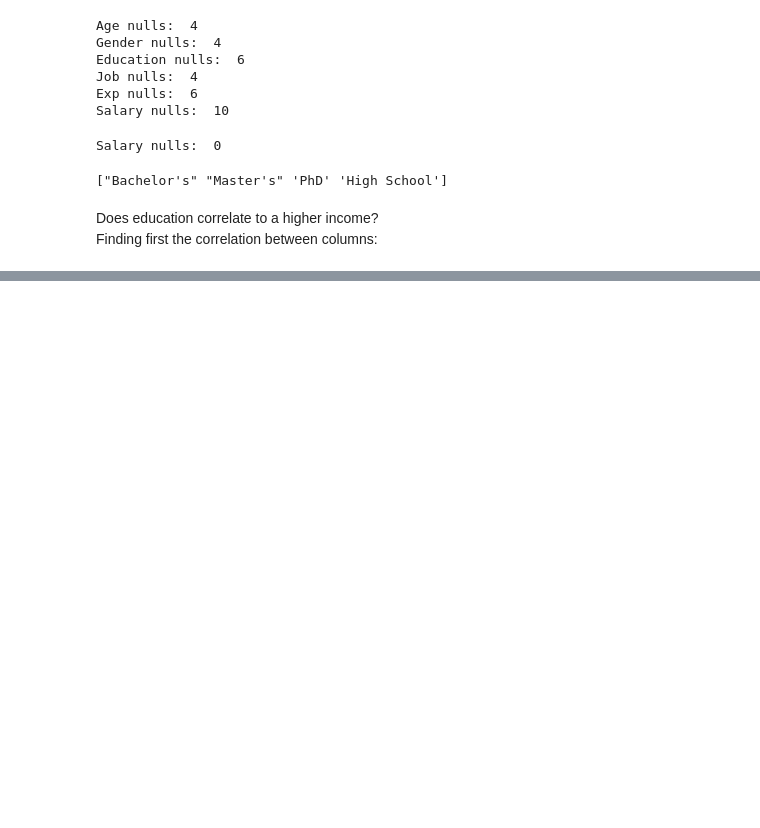
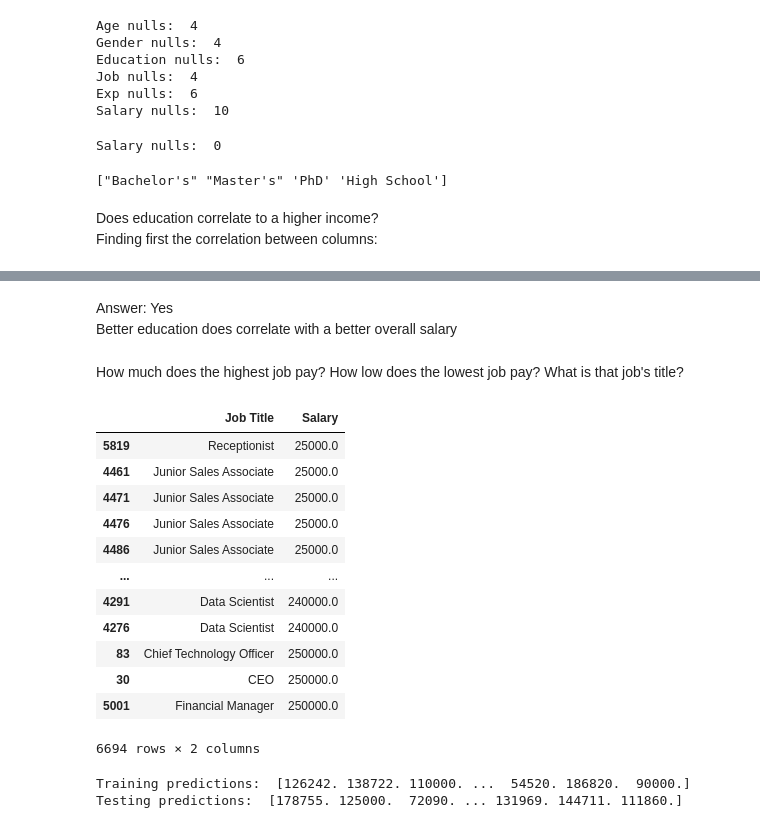
Before and after one commit to eLFaby/Data-Science-Stuff, a Jupyter notebook: Models/Random Forest.ipynb, the cells around one changed output, grey strips where cells are left out. Drawn from its saved outputs; the diff is of its cells as text; code cells hidden in the pictures; blank space fills up the shorter version.

```diff
--- a/Models/Random Forest.ipynb
+++ b/Models/Random Forest.ipynb
@@ -162,0 +197,22 @@ Answer: Yes
+# %% [markdown]
+Answer: Yes <br>
+Better education does correlate with a better overall salary
+# %% [markdown]
+How much does the highest job pay? How low does the lowest job pay? What is that job's title?
+# %%
+df_s['Job Title'] = le_job.inverse_transform(df_s['Job Title'])
+df_s[['Job Title', 'Salary']].sort_values(by='Salary', ascending=True)
+# %% [output]
+|  | Job Title | Salary |
+| 5819 | Receptionist | 25000.0 |
+| 4461 | Junior Sales Associate | 25000.0 |
+| 4471 | Junior Sales Associate | 25000.0 |
+| 4476 | Junior Sales Associate | 25000.0 |
+| 4486 | Junior Sales Associate | 25000.0 |
+| ... | ... | ... |
+| 4291 | Data Scientist | 240000.0 |
+| 4276 | Data Scientist | 240000.0 |
+| 83 | Chief Technology Officer | 250000.0 |
+| 30 | CEO | 250000.0 |
+| 5001 | Financial Manager | 250000.0 |
+6694 rows × 2 columns
@@ -162,0 +223,19 @@ Answer: Yes
+# %%
+# Split the dataset into training and testing sets
+X_train, X_test, y_train, y_test = train_test_split(X, y, test_size=0.2, random_state=0)
+
+# Create the Random Forest Regressor model
+model = RandomForestRegressor(n_estimators=100, random_state=0)
+
+# Fit the model to the training data
+model.fit(X_train, y_train)
+
+# Predict salaries for the training and testing data
+y_train_pred = model.predict(X_train)
+y_test_pred = model.predict(X_test)
+
+print('Training predictions: ', y_train_pred.round())
+print('Testing predictions: ', y_test_pred.round())
+# %% [output]
+Training predictions:  [126242. 138722. 110000. ...  54520. 186820.  90000.]
+Testing predictions:  [178755. 125000.  72090. ... 131969. 144711. 111860.]
```
Also changed, not shown: parts of 6 cells of this notebook.
